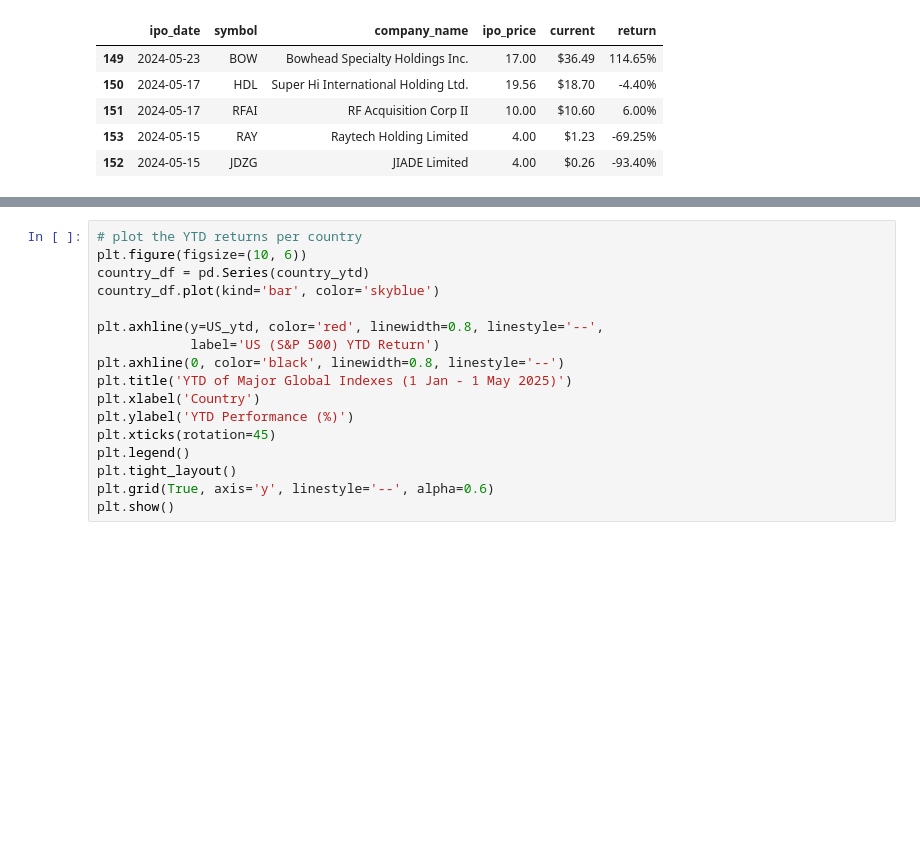
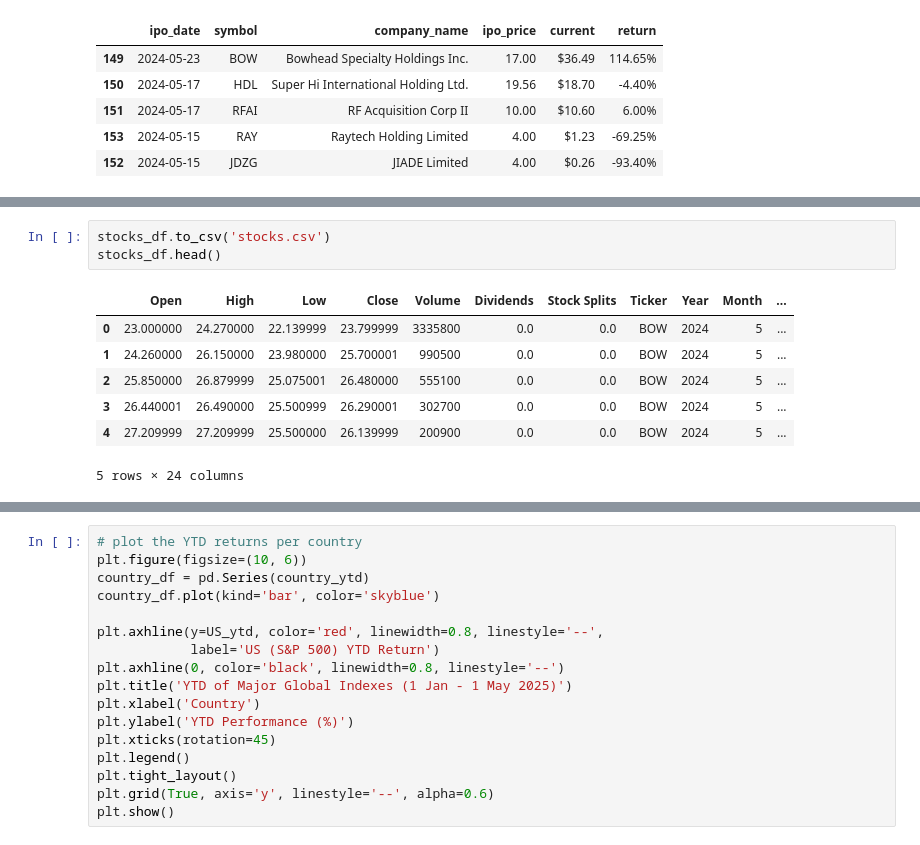
Before and after one commit to Jaguar838/stock-markets-analytics-zoomcamp, a Jupyter notebook: HW/2025/hw-02/hw-02.ipynb, the cells around one changed output, grey strips where cells are left out. Cells and saved outputs as stored; diff of their text form; blank space fills up the shorter version.

```diff
--- a/HW/2025/hw-02/hw-02.ipynb
+++ b/HW/2025/hw-02/hw-02.ipynb
@@ -441,0 +470,11 @@ tickers
+# %%
+stocks_df.to_csv('stocks.csv')
+stocks_df.head()
+# %% [output]
+|  | Open | High | Low | Close | Volume | Dividends | Stock Splits | Ticker | Year | Month | ... |
+| 0 | 23.000000 | 24.270000 | 22.139999 | 23.799999 | 3335800 | 0.0 | 0.0 | BOW | 2024 | 5 | ... |
+| 1 | 24.260000 | 26.150000 | 23.980000 | 25.700001 | 990500 | 0.0 | 0.0 | BOW | 2024 | 5 | ... |
+| 2 | 25.850000 | 26.879999 | 25.075001 | 26.480000 | 555100 | 0.0 | 0.0 | BOW | 2024 | 5 | ... |
+| 3 | 26.440001 | 26.490000 | 25.500999 | 26.290001 | 302700 | 0.0 | 0.0 | BOW | 2024 | 5 | ... |
+| 4 | 27.209999 | 27.209999 | 25.500000 | 26.139999 | 200900 | 0.0 | 0.0 | BOW | 2024 | 5 | ... |
+5 rows × 24 columns
```
Also changed, not shown: parts of 6 cells of this notebook.
